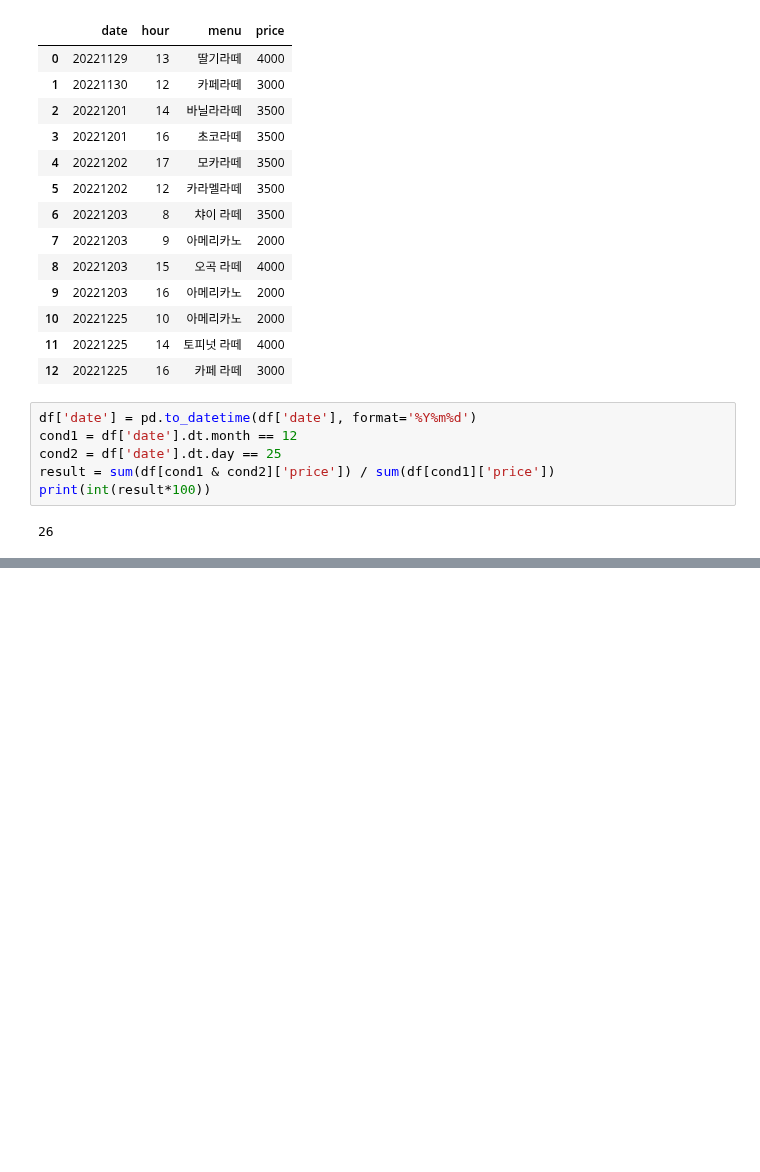
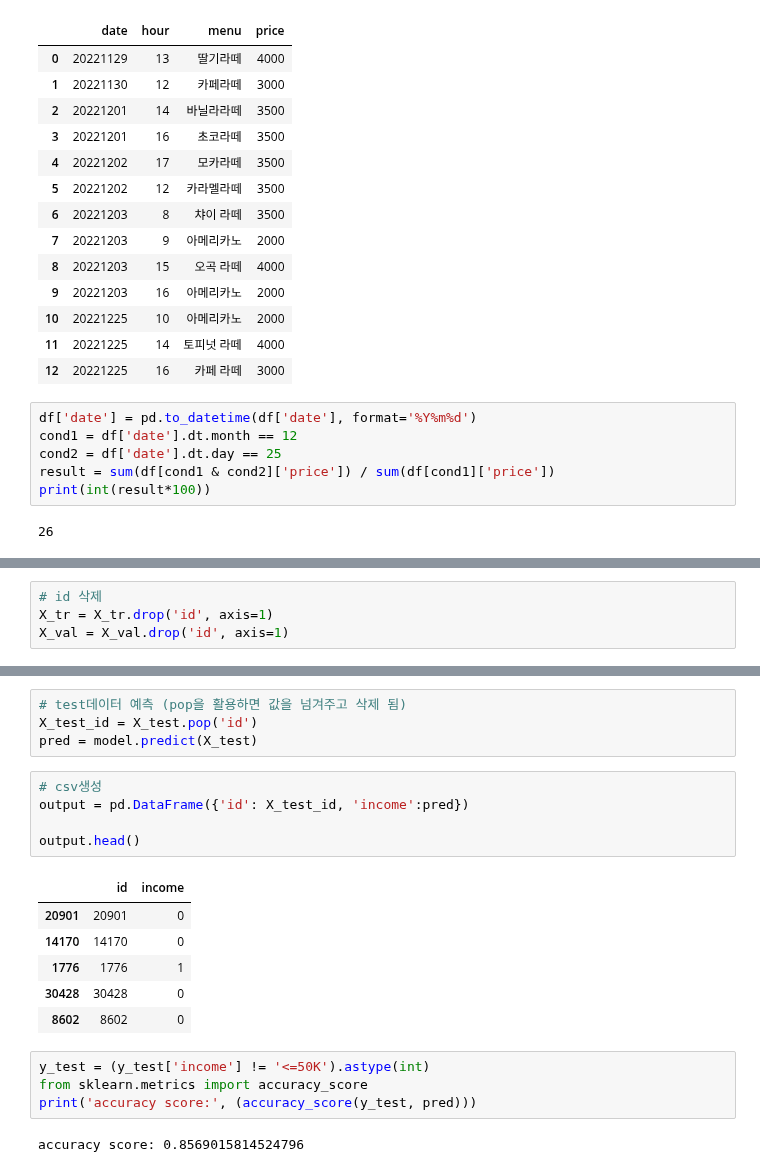
Before and after one commit to zudata/BEAKJOON, a Jupyter notebook: study/Big Data Certification study.ipynb, the cells around one changed output, grey strips where cells are left out. Saved outputs shown, nothing was run; the diff lists cells and outputs as text; blank space fills up the shorter version.

```diff
--- a/study/Big Data Certification study.ipynb
+++ b/study/Big Data Certification study.ipynb
@@ -2398,0 +2481,4 @@ dtype: int64
+# %%
+# id 삭제
+X_tr = X_tr.drop('id', axis=1)
+X_val = X_val.drop('id', axis=1)
@@ -2398,0 +2514,22 @@ dtype: int64
+# %%
+# test데이터 예측 (pop을 활용하면 값을 넘겨주고 삭제 됨)
+X_test_id = X_test.pop('id')
+pred = model.predict(X_test)
+# %%
+# csv생성
+output = pd.DataFrame({'id': X_test_id, 'income':pred})
+
+output.head()
+# %% [output]
+|  | id | income |
+| 20901 | 20901 | 0 |
+| 14170 | 14170 | 0 |
+| 1776 | 1776 | 1 |
+| 30428 | 30428 | 0 |
+| 8602 | 8602 | 0 |
+# %%
+y_test = (y_test['income'] != '<=50K').astype(int)
+from sklearn.metrics import accuracy_score
+print('accuracy score:', (accuracy_score(y_test, pred)))
+# %% [output]
+accuracy score: 0.8569015814524796
```
Also changed, not shown: parts of 157 cells of this notebook.
